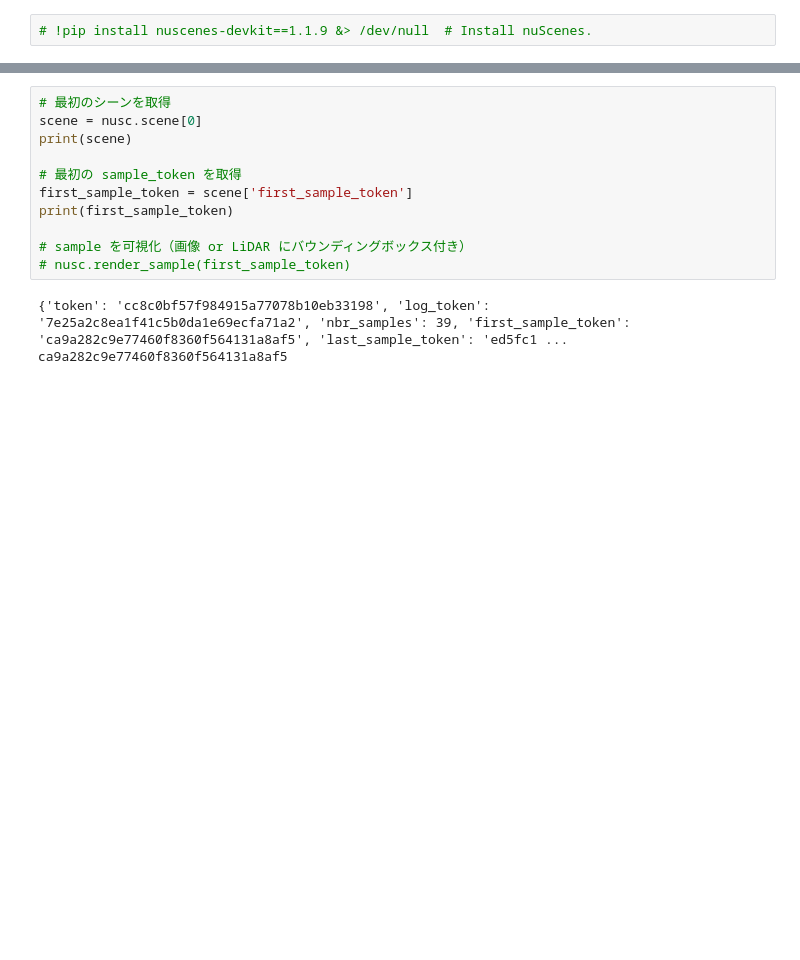
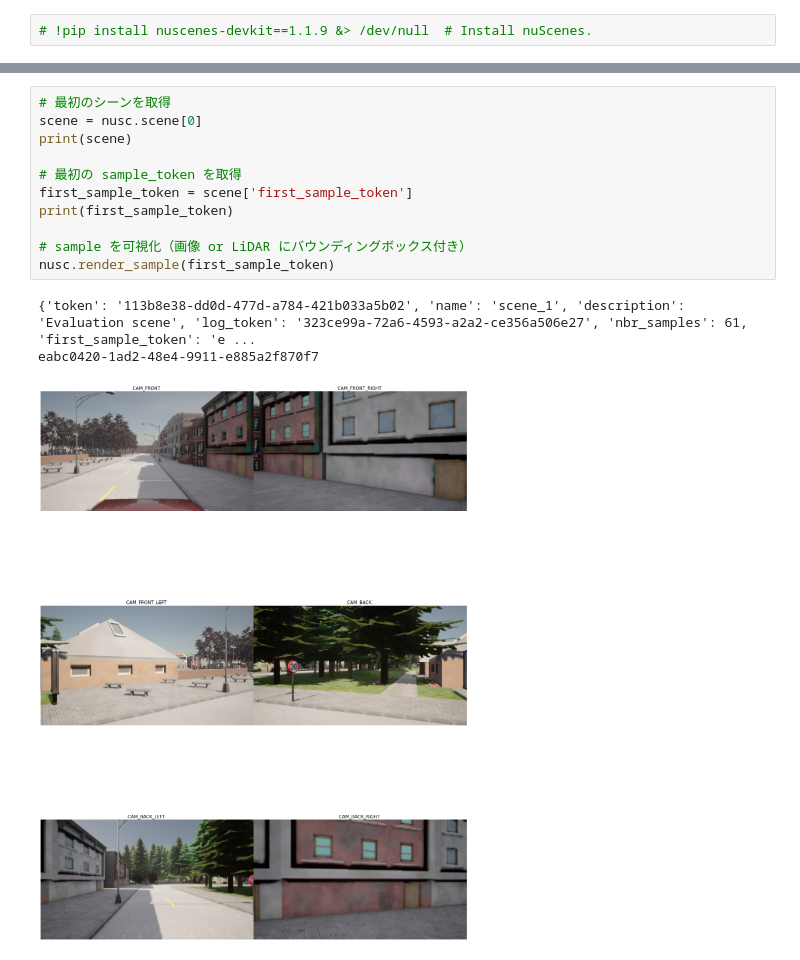
Before and after one commit to myamo333/carla_nuscenes, a Jupyter notebook: nuscenes_study.ipynb, the cells around one changed output, grey strips where cells are left out. Drawn from its saved outputs; the diff is of its cells as text; blank space fills up the shorter version.

```diff
--- a/nuscenes_study.ipynb
+++ b/nuscenes_study.ipynb
@@ -34,17 +34,18 @@ KeyError: 'first_sample_token'
 # %%
 # 最初のシーンを取得
 scene = nusc.scene[0]
 print(scene)
 
 # 最初の sample_token を取得
 first_sample_token = scene['first_sample_token']
 print(first_sample_token)
 
 # sample を可視化（画像 or LiDAR にバウンディングボックス付き）
-# nusc.render_sample(first_sample_token)
+nusc.render_sample(first_sample_token)
 # %% [output]
-{'token': 'cc8c0bf57f984915a77078b10eb33198', 'log_token': '7e25a2c8ea1f41c5b0da1e69ecfa71a2', 'nbr_samples': 39, 'first_sample_token': 'ca9a282c9e77460f8360f564131a8af5', 'last_sample_token': 'ed5fc1 ...
-ca9a282c9e77460f8360f564131a8af5
+{'token': '113b8e38-dd0d-477d-a784-421b033a5b02', 'name': 'scene_1', 'description': 'Evaluation scene', 'log_token': '323ce99a-72a6-4593-a2a2-ce356a506e27', 'nbr_samples': 61, 'first_sample_token': 'e ...
+eabc0420-1ad2-48e4-9911-e885a2f870f7
+[figure, added]
 # %%
 my_sample = nusc.get('sample', first_sample_token)
 print(my_sample)
```
Also changed, not shown: parts of 4 cells of this notebook, 1 other file.
